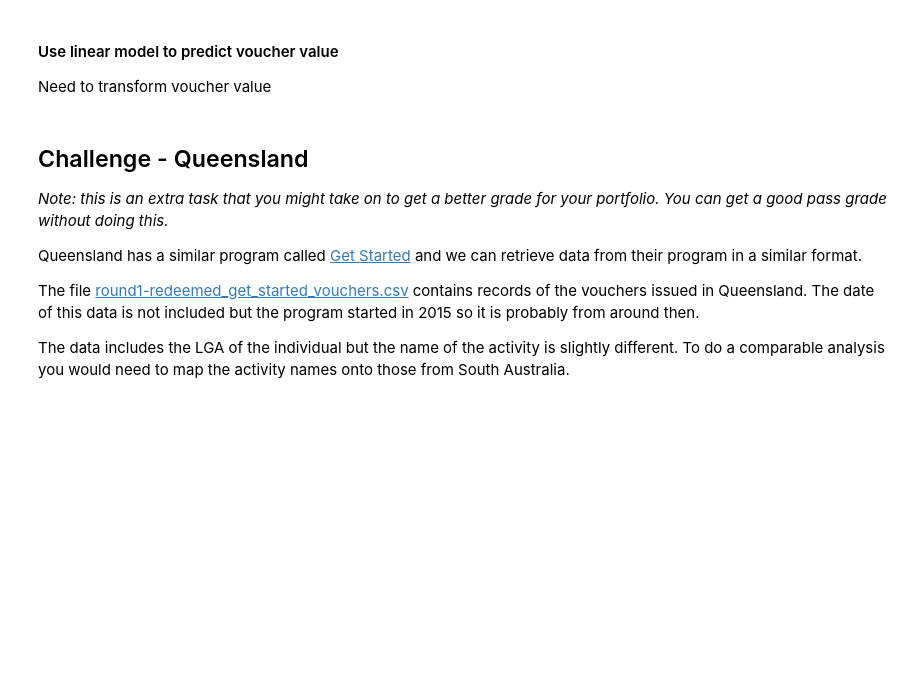
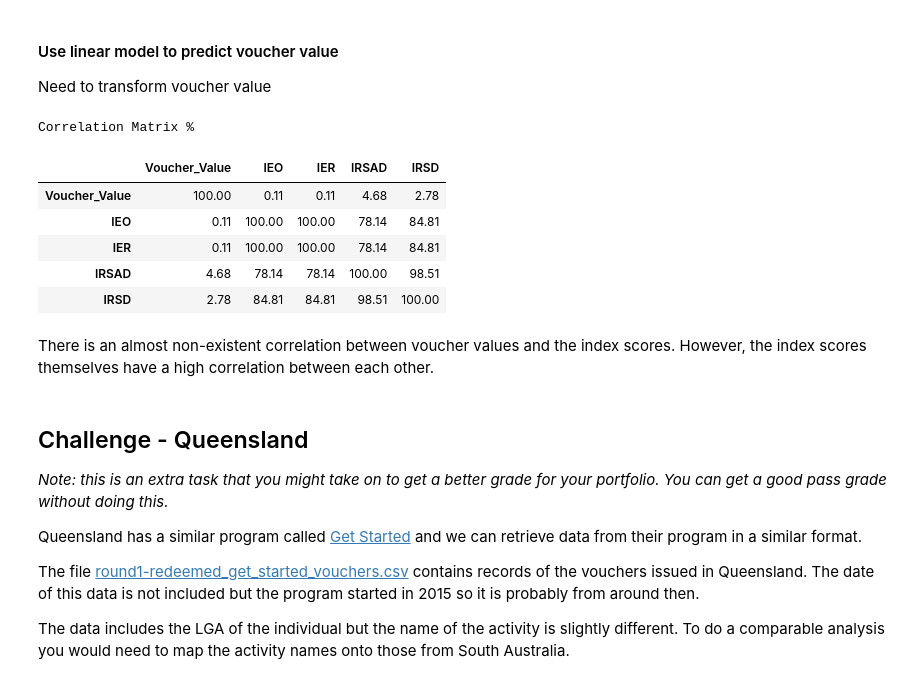
Before and after one commit to walthersy/DataScience-Portfolio, a Jupyter notebook: Portfolio 2.ipynb, the cells around one changed output. Cells and saved outputs as stored; diff of their text form; code cells hidden in the pictures; blank space fills up the shorter version.

```diff
--- a/Portfolio 2.ipynb
+++ b/Portfolio 2.ipynb
@@ -318,3 +480,16 @@ sa_voucherindex.corr()
+# %%
+print('Correlation Matrix %')
+sa_voucherindex.corr().round(4)*100
+# %% [output]
+Correlation Matrix %
+|  | Voucher_Value | IEO | IER | IRSAD | IRSD |
+| Voucher_Value | 100.00 | 0.11 | 0.11 | 4.68 | 2.78 |
+| IEO | 0.11 | 100.00 | 100.00 | 78.14 | 84.81 |
+| IER | 0.11 | 100.00 | 100.00 | 78.14 | 84.81 |
+| IRSAD | 4.68 | 78.14 | 78.14 | 100.00 | 98.51 |
+| IRSD | 2.78 | 84.81 | 84.81 | 98.51 | 100.00 |
+# %% [markdown]
+There is an almost non-existent correlation between voucher values and the index scores. However, the index scores themselves have a high correlation between each other.
 # %% [markdown]
 ## Challenge - Queensland
 
```
Also changed, not shown: parts of 29 cells of this notebook.
